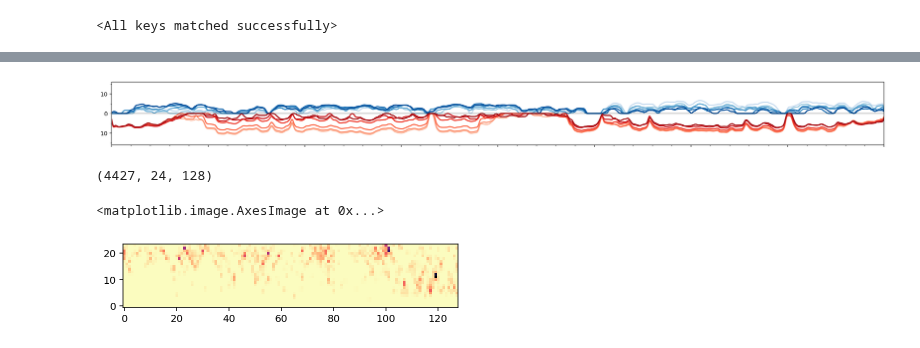
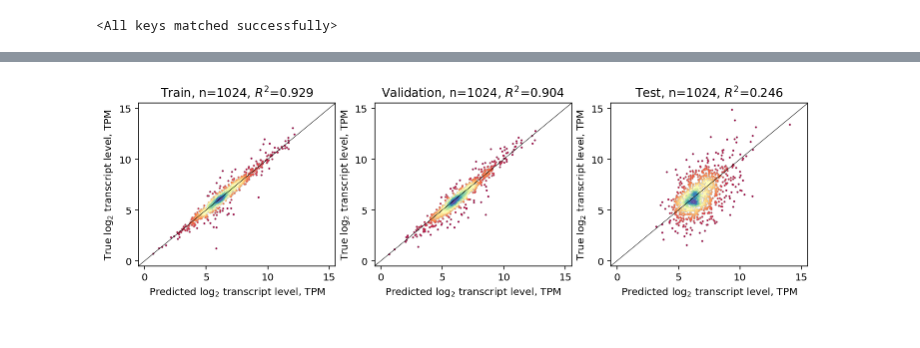
Before and after one commit to HarteminkLab/chromatin-transformers, a Jupyter notebook: Data Loading.ipynb, the cells around one changed output, grey strips where cells are left out. Drawn from its saved outputs; the diff is of its cells as text; code cells hidden in the pictures.

```diff
--- a/Data Loading.ipynb
+++ b/Data Loading.ipynb
@@ -73,4 +58,0 @@ rna_plotter.set_span_chrom((429116-2000, 429116+2000), 2)
-# %%
-rna_plotter.plot()
-# %% [output]
-[figure, removed]
@@ -83,8 +59,4 @@ vit_data = load_cd_data()
-# %%
-print(imgs.shape)
-
-plt.imshow(imgs[0], origin='lower', cmap='magma_r')
-# %% [output]
-(4427, 24, 128)
-<matplotlib.image.AxesImage at 0x...>
-[figure, removed]
+# %%
+trainer.plot_predictions()
+# %% [output]
+[figure, added]
```
Also changed, not shown: parts of 7 cells of this notebook, 5 other files.
